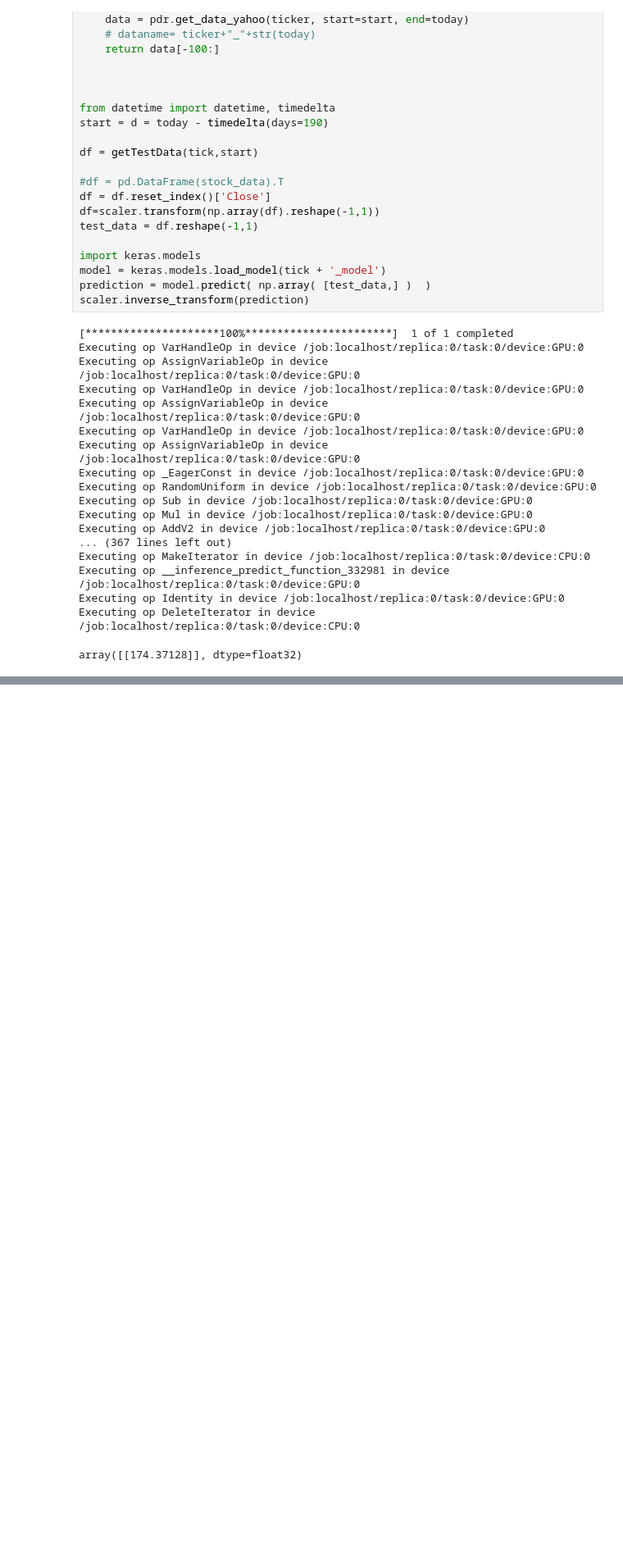
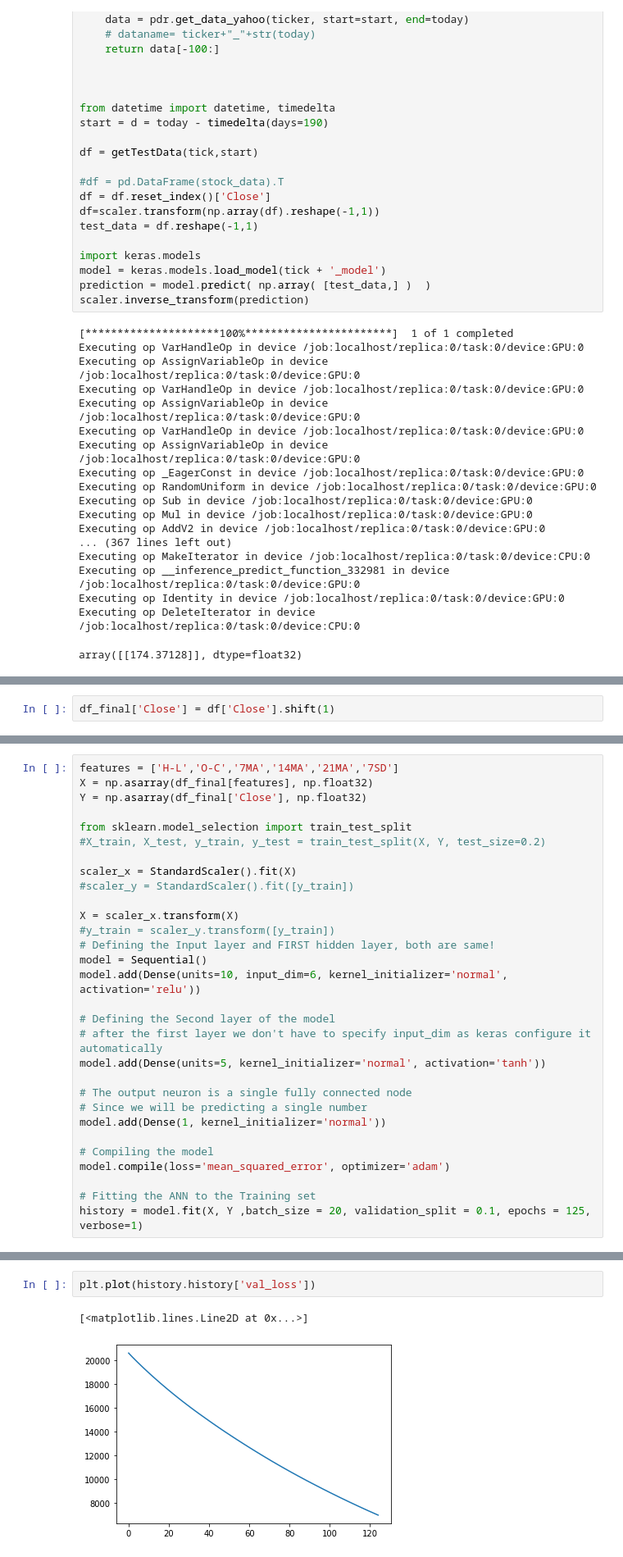
Before and after one commit to SaiNavyanth2000/FYP-Stock-Price-Prediction, a Jupyter notebook: code/MachineLearning/arima/202201-Arima Version 1.ipynb, the cells around one changed output, grey strips where cells are left out. Shown: that part at 82% size. Saved outputs shown, nothing was run; the diff lists cells and outputs as text; blank space fills up the shorter version.

```diff
--- a/code/MachineLearning/arima/202201-Arima Version 1.ipynb
+++ b/code/MachineLearning/arima/202201-Arima Version 1.ipynb
@@ -295,0 +409,2 @@ array([[174.37128]], dtype=float32)
+# %%
+df_final['Close'] = df['Close'].shift(1)
@@ -295,0 +416,30 @@ array([[174.37128]], dtype=float32)
+# %%
+features = ['H-L','O-C','7MA','14MA','21MA','7SD']
+X = np.asarray(df_final[features], np.float32)
+Y = np.asarray(df_final['Close'], np.float32)
+
+from sklearn.model_selection import train_test_split
+#X_train, X_test, y_train, y_test = train_test_split(X, Y, test_size=0.2)
+
+scaler_x = StandardScaler().fit(X)
+#scaler_y = StandardScaler().fit([y_train])
+
+X = scaler_x.transform(X)
+#y_train = scaler_y.transform([y_train])
+# Defining the Input layer and FIRST hidden layer, both are same!
+model = Sequential()
+model.add(Dense(units=10, input_dim=6, kernel_initializer='normal', activation='relu'))
+
+# Defining the Second layer of the model
+# after the first layer we don't have to specify input_dim as keras configure it automatically
+model.add(Dense(units=5, kernel_initializer='normal', activation='tanh'))
+
+# The output neuron is a single fully connected node
+# Since we will be predicting a single number
+model.add(Dense(1, kernel_initializer='normal'))
+
+# Compiling the model
+model.compile(loss='mean_squared_error', optimizer='adam')
+
+# Fitting the ANN to the Training set
+history = model.fit(X, Y ,batch_size = 20, validation_split = 0.1, epochs = 125, verbose=1)
@@ -295,0 +464,5 @@ array([[174.37128]], dtype=float32)
+# %%
+plt.plot(history.history['val_loss'])
+# %% [output]
+[<matplotlib.lines.Line2D at 0x...>]
+[figure, added]
```
Also changed, not shown: parts of 21 cells of this notebook, 45 other files.
